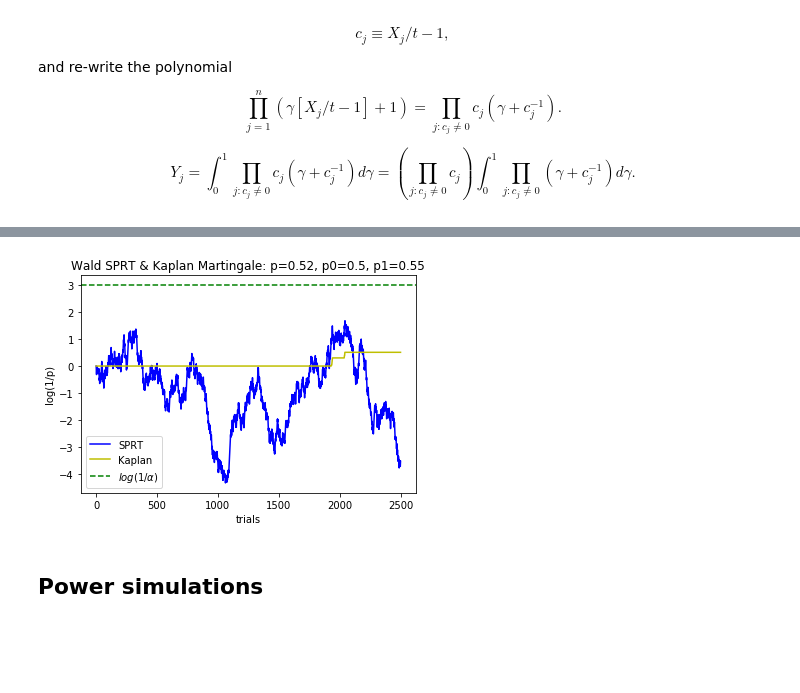
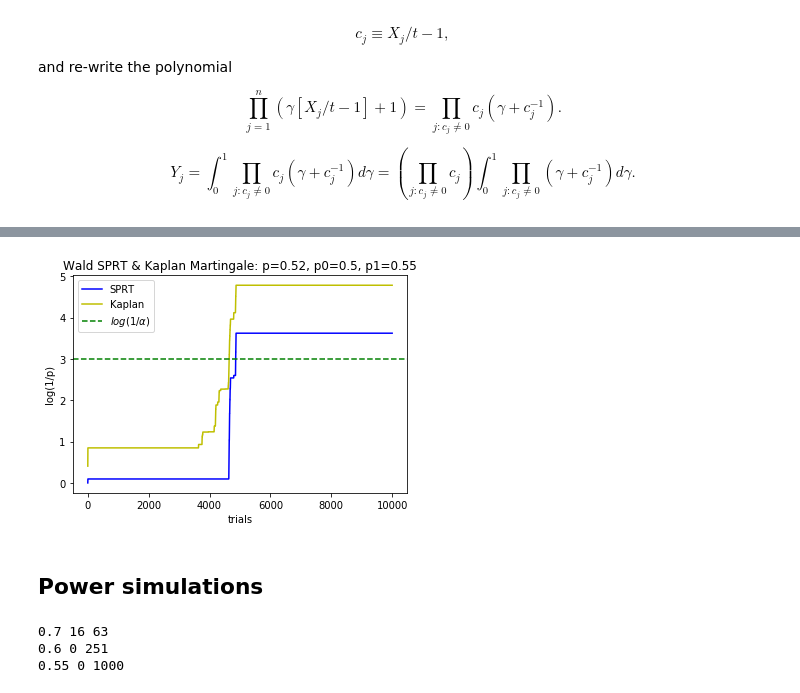
Before and after one commit to pbstark/MartInf, a Jupyter notebook: polling.ipynb, the cells around one changed output, grey strips where cells are left out. Saved outputs shown, nothing was run; the diff lists cells and outputs as text; code cells hidden in the pictures; blank space fills up the shorter version.

```diff
--- a/polling.ipynb
+++ b/polling.ipynb
@@ -131,9 +252,8 @@ def integral_from_roots(c, maximal = True):
 # %%
 def HK_ps_se_p(x, N, t, random_order = True):
     '''
-    Harold Kaplan p-value for the hypothesis that the mean of a nonnegative
-    population with N elements is t, computed using recursive algorithm devised
-    by Steve Evans.
+    p-value for the hypothesis that the mean of a nonnegative population with
+    N elements is t, computed using recursive algorithm devised by Steve Evans.
 
     The alternative is that the mean is larger than t.
     If the random sample x is in the order in which the sample was drawn, it is
@@ -167,16 +287,12 @@ def HK_ps_se_p(x, N, t, random_order = True):
         mart_max = np.inf
     else:
         jtilde = 1 - np.array(list(range(len(x))))/N
-        c = np.multiply(x, np.divide(jtilde, t_minus_Stilde))-1  # need to test for zeros!
-        for j in range(len(x)):
-            r = -np.array([1/cc for cc in c[0:j+1] if cc != 0]) # roots
-            if r.size > 0:
-                Y_norm = np.prod(np.array([cc for cc in c[0:j+1] if cc != 0])) # multiplicative constant
-                mart = Y_norm*integral_from_roots(r, maximal = False)
-                mart_max = max(mart_max, mart) if random_order else mart
-            else:
-                mart_max = max(mart_max, 1) if random_order else 1
-            mart_vec[j] = mart_max
+        c = np.multiply(x, np.divide(jtilde, t_minus_Stilde))-1
+        r = -np.array([1/cc for cc in c[0:len(x)+1] if cc != 0]) # roots
+        Y_norm = np.cumprod(np.array([cc for cc in c[0:len(x)+1] if cc != 0])) # mult constant
+        integral, integrals = integral_from_roots(r, maximal = False)
+        mart_vec = np.multiply(Y_norm,integrals)
+        mart_max = max(mart_vec) if random_order else mart_vec[-1]
     p = min(1/mart_max,1)
     return p, mart_vec
 # %%
@@ -231,15 +347,16 @@ def plotBinomialSPRT(n, p, p0, p1, alpha, log_only=True):
     log_mart_vec = np.log(mart_vec)
 
     if not log_only:
-        ax[0].plot(range(n+1),np.cumprod(terms), color='b', label=r'SPRT')
-        ax[0].plot(range(n+1), mart_vec, color='y', label=r'Kaplan')
+        ax[0].plot(range(n+1), np.maximum.accumulate(np.cumprod(terms)),\
+                   color='b', label=r'SPRT')
+        ax[0].plot(range(n+1), np.maximum.accumulate(mart_vec), color='y', label=r'Kaplan')
         ax[0].axhline(y=1/alpha, xmin=0, xmax=n, color='g', label=r'$1/\alpha$')
         ax[0].set_title('Wald SPRT & Kaplan Martingale: p='
                     + p + ', p0=' + p0 + ', p1=' + p1)
         ax[0].set_ylabel('1/p')
         ax[0].legend(loc='best')
-        ax[1].plot(range(n+1),np.cumsum(logterms), color='b', linestyle='-', label=r'SPRT')
-        ax[1].plot(range(n+1), log_mart_vec, color='y', linestyle='-', label=r'Kaplan')
+        ax[1].plot(range(n+1),np.maximum.accumulate(np.cumsum(logterms)), color='b', linestyle='-', label=r'SPRT')
+        ax[1].plot(range(n+1), np.maximum.accumulate(log_mart_vec), color='y', linestyle='-', label=r'Kaplan')
         ax[1].axhline(y=math.log(1/alpha), xmin=0, xmax=n, color='g', linestyle="--",
                    label=r'$log(1/\alpha)$')
         ax[1].set_ylabel('log(1/p)')
@@ -248,8 +365,8 @@ def plotBinomialSPRT(n, p, p0, p1, alpha, log_only=True):
     else:
         ax.set_title('Wald SPRT & Kaplan Martingale: p='
                     + str(p) + ', p0=' + str(p0) + ', p1=' + str(p1))
-        ax.plot(range(n+1),np.cumsum(logterms), color='b', linestyle='-', label=r'SPRT')
-        ax.plot(range(n+1), log_mart_vec, color='y', linestyle='-', label=r'Kaplan')
+        ax.plot(range(n+1),np.maximum.accumulate(np.cumsum(logterms)), color='b', linestyle='-', label=r'SPRT')
+        ax.plot(range(n+1), np.maximum.accumulate(log_mart_vec), color='y', linestyle='-', label=r'Kaplan')
         ax.axhline(y=math.log(1/alpha), xmin=0, xmax=n, color='g', linestyle="--",
                    label=r'$log(1/\alpha)$')
         ax.set_ylabel('log(1/p)')
@@ -279,6 +398,6 @@ plotBinomialSPRT(80, .8, .5, .55, .05)
 # %%
-plotBinomialSPRT(5000, .52, .5, .55, .05)
+plotBinomialSPRT(10000, .52, .5, .55, .05)
 # %% [output]
-[figure, old version]
+[figure, new version]
 # %% [markdown]
 ## Power simulations
@@ -290,0 +404,20 @@ for p_0 in [0.51, 0.52, 0.55, 0.6, 0.65, 0.7]:
+# %%
+reps = 1000
+alpha = 0.05
+sam_fac = 10
+margins = [0.7, 0.6, 0.55, 0.52] # , 0.51, 0.505]
+results = {}
+for p in margins:
+    results[str(p)] = np.ones(reps)
+    n = math.ceil(sam_fac/(2*(p-1/2))**2)  # estimate of a high percentile of the sample size
+    for r in range(reps):
+        trials = sp.stats.binom.rvs(1, p, size=n)
+        p_mart, mart_vec = HK_ps_se_p(trials, np.inf, 0.5)
+        mart_vec = np.maximum.accumulate(mart_vec)
+        inx = np.argwhere(mart_vec >= 1/alpha)
+        results[str(p)][r] = np.min(inx) if inx.size > 0 else n
+    print(p, inx.size, n)
+# %% [output]
+0.7 16 63
+0.6 0 251
+0.55 0 1000
```
Also changed, not shown: parts of 16 cells of this notebook, 1 other file.
